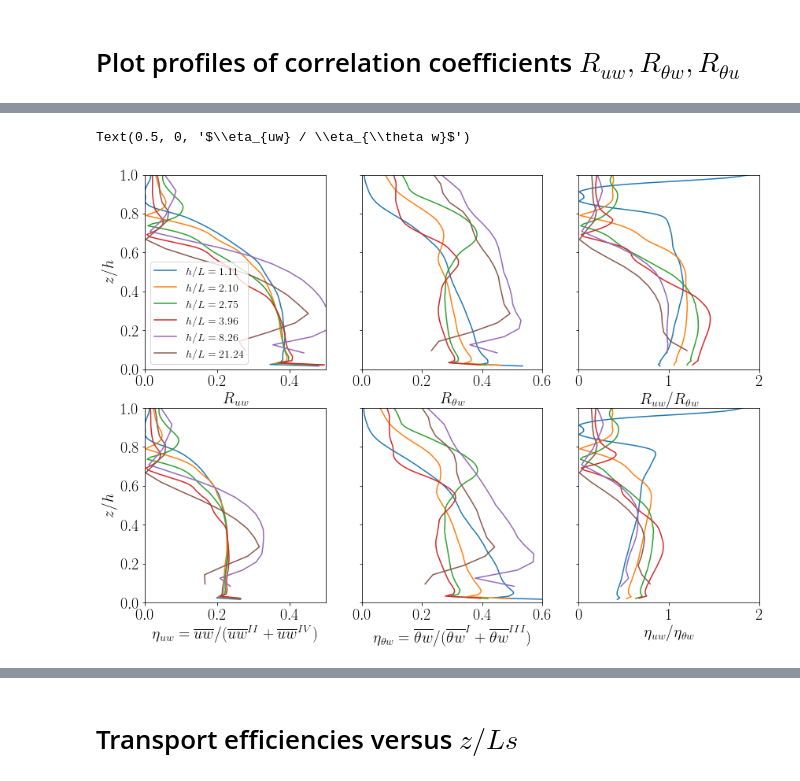
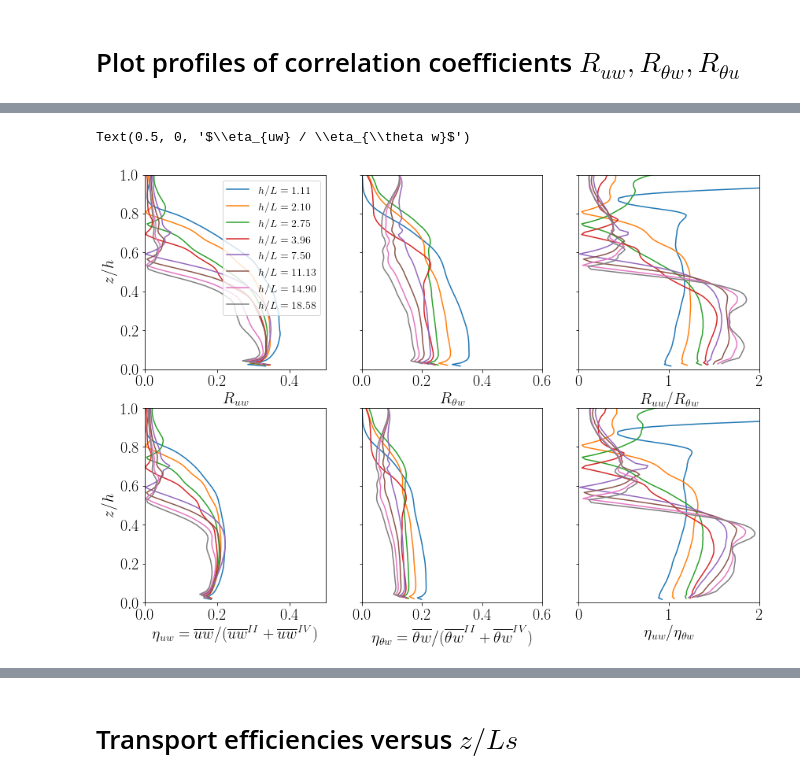
Before and after one commit to bgreene777/SBL_LES, a Jupyter notebook: ipynb/plot_quadrant.ipynb, the cells around one changed output, grey strips where cells are left out. Drawn from its saved outputs; the diff is of its cells as text; code cells hidden in the pictures.

```diff
--- a/ipynb/plot_quadrant.ipynb
+++ b/ipynb/plot_quadrant.ipynb
@@ -26,12 +26,12 @@ cmap2 = seaborn.color_palette("cubehelix_r", as_cmap=True)
 # figure save
 figdir = "/home/bgreene/SBL_LES/figures/quadrant/"
 # list of simulations to loop over
-sims = ["cr0.10_u08", "cr0.25_u08", "cr0.33_u08", "cr0.50_u08",
-        "cr0.10_u01", "cr0.25_u01"]
+sims = ["cr0.10_u08_192", "cr0.25_u08_192", "cr0.33_u08_192", "cr0.50_u08_192",
+        "C_192_interp", "D_192_interp", "E_192_interp", "F_192_interp"]
 # empty list to construct paths and store
 dnc_all = []
 for sim in sims:
-    dnc = f"/home/bgreene/simulations/{sim}_192/output/netcdf/"
+    dnc = f"/home/bgreene/simulations/{sim}/output/netcdf/"
     dnc_all.append(dnc)
 # %%
 # loop over sims and load stats and quadrant data
@@ -249,9 +228,15 @@ ax3[0,0].set_ylim([-3, 3])
 # loop over simulations
 for s, quad in zip(sall, quadall):
     # R_ab = <a'b'> / (sigma_a * sigma_b)
-    s["Ruw"] = np.abs(s.uw_cov_tot / np.sqrt(s.u_var) / np.sqrt(s.w_var))
-    s["Rtw"] = np.abs(s.tw_cov_tot / np.sqrt(s.theta_var) / np.sqrt(s.w_var))
+    s["Ruw"] = np.abs(s.uw_cov_res / np.sqrt(s.u_var) / np.sqrt(s.w_var))
+    s["Rtw"] = np.abs(s.tw_cov_res / np.sqrt(s.theta_var) / np.sqrt(s.w_var))
     # eta_uw = <u'w'> / (u-w+ + u+w-)
-    s["eta_uw"] = np.abs(s.uw_cov_tot) / np.abs((quad.uw_np + quad.uw_pn))
+    s["eta_uw"] = np.abs(s.uw_cov_res) / np.abs((quad.uw_np + quad.uw_pn))
     # eta_tw = <theta'w'> / (t+w+ + t-w-)
-    s["eta_tw"] = np.abs(s.tw_cov_tot) / np.abs((quad.tw_pp + quad.tw_nn))
+    s["eta_tw"] = np.abs(s.tw_cov_res) / np.abs((quad.tw_pn + quad.tw_np))
+# %%
+# to calculate Rtu, need to load full datasets and calculate covars
+for s, dnc in zip(sall, dnc_all):
+    dd, _ = load_full(dnc, 1080000, 1260000, 1000, 0.02, True, True)
+    s["tu_cov_res"] = xr.cov(dd.u_rot, dd.theta, dim=("time", "x", "y"))
+    s["Rtu"] = np.abs(s.tu_cov_res / np.sqrt(s.theta_var) / np.sqrt(s.u_var_rot)).compute()
@@ -261,32 +263,32 @@ for s in sall:
     # Ruw
     ax4[0,0].plot(s.Ruw, s.z/s.he, label=f"$h/L={{{(s.he/s.L).values:3.2f}}}$")
     # Rtw
     ax4[0,1].plot(s.Rtw, s.z/s.he)
     # Ruw / Rtw
     ax4[0,2].plot(s.Ruw/s.Rtw, s.z/s.he)
     # eta_uw
     ax4[1,0].plot(s.eta_uw, s.z/s.he)
     # eta_tw
     ax4[1,1].plot(s.eta_tw, s.z/s.he)
     # eta_uw/eta_tw
     ax4[1,2].plot(s.eta_uw/s.eta_tw, s.z/s.he)
 
 ax4[0,0].legend(fontsize=14)
 ax4[0,0].set_xlim([0, 0.5])
 ax4[1,0].set_xlim([0, 0.5])
 ax4[0,1].set_xlim([0, 0.6])
 ax4[1,1].set_xlim([0, 0.6])
 ax4[0,2].set_xlim([0, 2])
 ax4[1,2].set_xlim([0, 2])
 ax4[1,0].set_ylim([0, 1])
 ax4[0,0].set_xlabel("$R_{uw}$")
 ax4[0,0].set_ylabel("$z/h$")
 ax4[1,0].set_ylabel("$z/h$")
 ax4[0,1].set_xlabel("$R_{\\theta w}$")
 ax4[0,2].set_xlabel("$R_{uw}/R_{\\theta w}$")
 ax4[1,0].set_xlabel("$\\eta_{uw} = \\overline{uw} / (\\overline{uw}^{II} + \\overline{uw}^{IV})$")
-ax4[1,1].set_xlabel("$\\eta_{\\theta w} = \\overline{\\theta w} / (\\overline{\\theta w}^{I} + \\overline{\\theta w}^{III})$")
+ax4[1,1].set_xlabel("$\\eta_{\\theta w} = \\overline{\\theta w} / (\\overline{\\theta w}^{II} + \\overline{\\theta w}^{IV})$")
 ax4[1,2].set_xlabel("$\\eta_{uw} / \\eta_{\\theta w}$")
 # %% [output]
 Text(0.5, 0, '$\\eta_{uw} / \\eta_{\\theta w}$')
-[figure, old version]
+[figure, new version]
```
Also changed, not shown: parts of 34 cells of this notebook, 1 other file.
